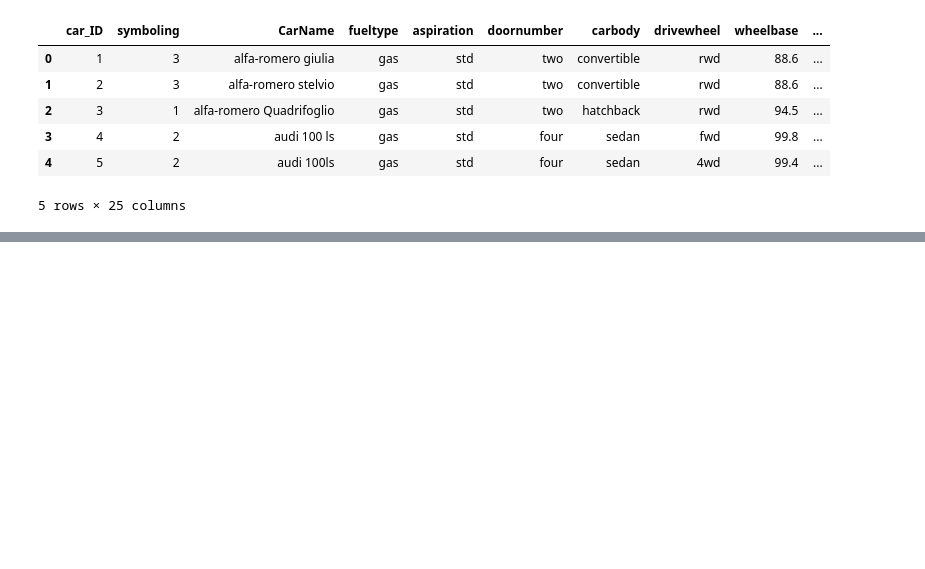
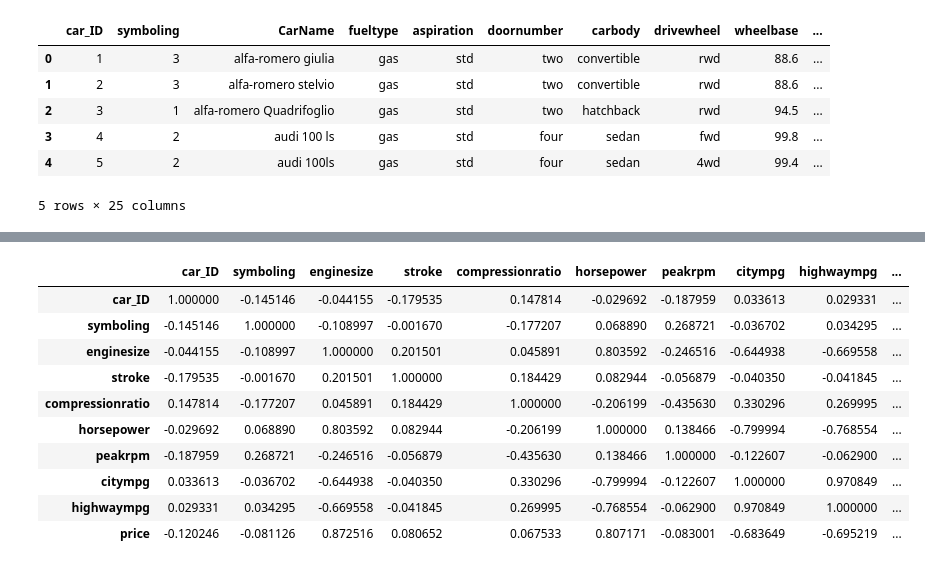
Before and after one commit to osebetci/aspler, a Jupyter notebook: data-preprocessing-veri-ni-leme.ipynb, the cells around one changed output, grey strips where cells are left out. Saved outputs shown, nothing was run; the diff lists cells and outputs as text; code cells hidden in the pictures; blank space fills up the shorter version.

Commit message:
Kaggle Notebook | Data Preprocessing - Veri Önişleme | Version 9

```diff
--- a/data-preprocessing-veri-ni-leme.ipynb
+++ b/data-preprocessing-veri-ni-leme.ipynb
@@ -392,0 +400,15 @@ dataset.head()
+# %%
+#Veri özelliklerinin korelasyon tablosu
+dataset.corr()
+# %% [output]
+|  | car_ID | symboling | enginesize | stroke | compressionratio | horsepower | peakrpm | citympg | highwaympg | ... |
+| car_ID | 1.000000 | -0.145146 | -0.044155 | -0.179535 | 0.147814 | -0.029692 | -0.187959 | 0.033613 | 0.029331 | ... |
+| symboling | -0.145146 | 1.000000 | -0.108997 | -0.001670 | -0.177207 | 0.068890 | 0.268721 | -0.036702 | 0.034295 | ... |
+| enginesize | -0.044155 | -0.108997 | 1.000000 | 0.201501 | 0.045891 | 0.803592 | -0.246516 | -0.644938 | -0.669558 | ... |
+| stroke | -0.179535 | -0.001670 | 0.201501 | 1.000000 | 0.184429 | 0.082944 | -0.056879 | -0.040350 | -0.041845 | ... |
+| compressionratio | 0.147814 | -0.177207 | 0.045891 | 0.184429 | 1.000000 | -0.206199 | -0.435630 | 0.330296 | 0.269995 | ... |
+| horsepower | -0.029692 | 0.068890 | 0.803592 | 0.082944 | -0.206199 | 1.000000 | 0.138466 | -0.799994 | -0.768554 | ... |
+| peakrpm | -0.187959 | 0.268721 | -0.246516 | -0.056879 | -0.435630 | 0.138466 | 1.000000 | -0.122607 | -0.062900 | ... |
+| citympg | 0.033613 | -0.036702 | -0.644938 | -0.040350 | 0.330296 | -0.799994 | -0.122607 | 1.000000 | 0.970849 | ... |
+| highwaympg | 0.029331 | 0.034295 | -0.669558 | -0.041845 | 0.269995 | -0.768554 | -0.062900 | 0.970849 | 1.000000 | ... |
+| price | -0.120246 | -0.081126 | 0.872516 | 0.080652 | 0.067533 | 0.807171 | -0.083001 | -0.683649 | -0.695219 | ... |
```
Also changed, not shown: parts of 17 cells of this notebook.
